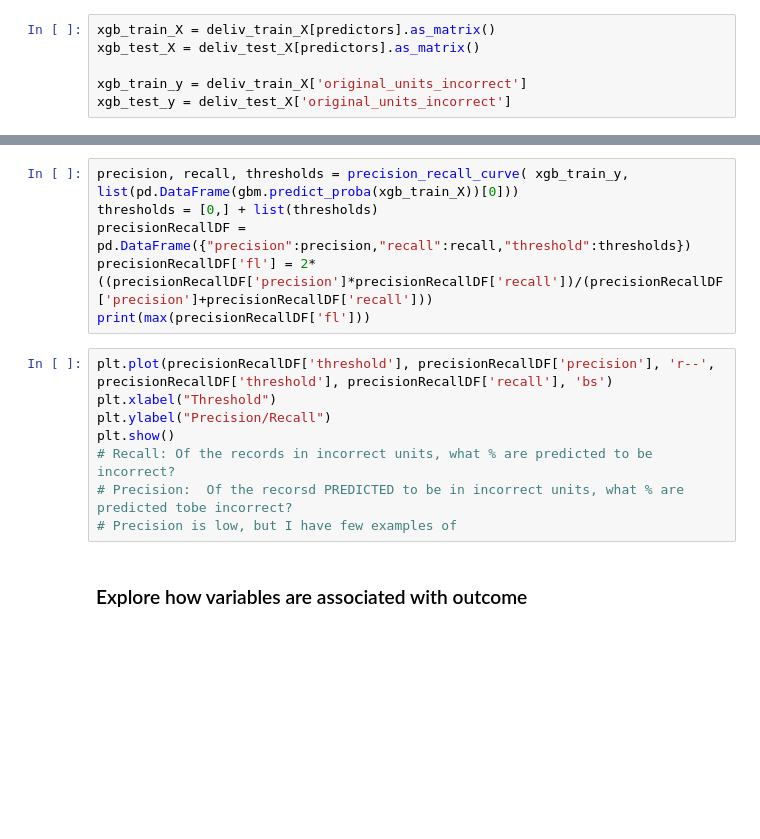
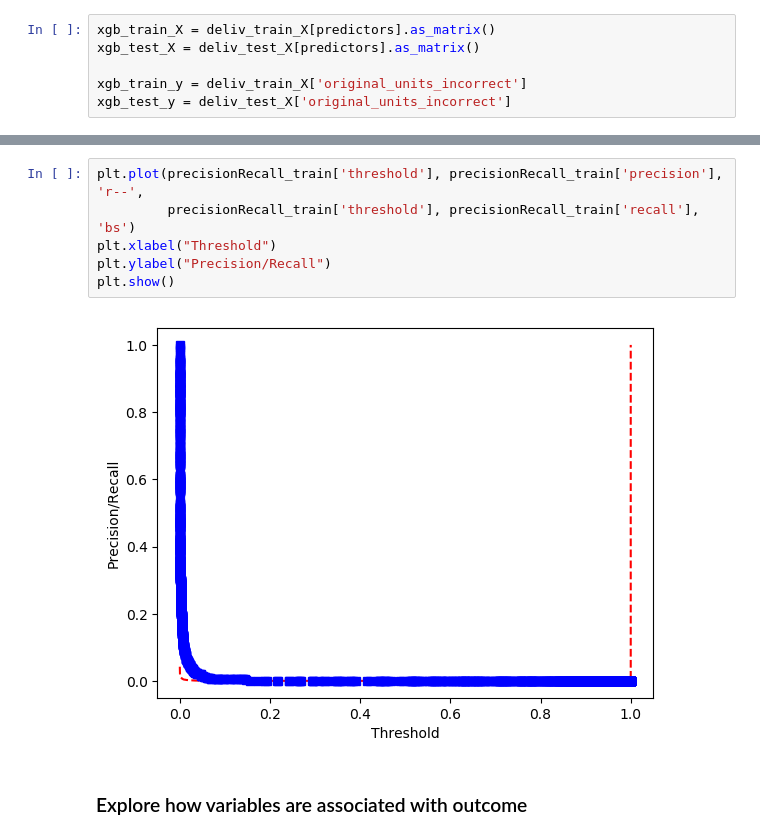
Before and after one commit to ozzysChiefDataScientist/water, a Jupyter notebook: notebooks/4_unit_correction_model.ipynb, the cells around one changed output, grey strips where cells are left out. Cells and saved outputs as stored; diff of their text form; blank space fills up the shorter version.

```diff
--- a/notebooks/4_unit_correction_model.ipynb
+++ b/notebooks/4_unit_correction_model.ipynb
@@ -645,17 +721,11 @@ plt.show()
-# %%
-precision, recall, thresholds = precision_recall_curve( xgb_train_y,  list(pd.DataFrame(gbm.predict_proba(xgb_train_X))[0]))
-thresholds = [0,] + list(thresholds)
-precisionRecallDF = pd.DataFrame({"precision":precision,"recall":recall,"threshold":thresholds})
-precisionRecallDF['fl'] = 2*((precisionRecallDF['precision']*precisionRecallDF['recall'])/(precisionRecallDF['precision']+precisionRecallDF['recall']))
-print(max(precisionRecallDF['fl']))
-# %%
-plt.plot(precisionRecallDF['threshold'], precisionRecallDF['precision'], 'r--', precisionRecallDF['threshold'], precisionRecallDF['recall'], 'bs')
-plt.xlabel("Threshold")
-plt.ylabel("Precision/Recall")
-plt.show()
-# Recall: Of the records in incorrect units, what % are predicted to be incorrect?
-# Precision:  Of the recorsd PREDICTED to be in incorrect units, what % are predicted tobe incorrect?
-# Precision is low, but I have few examples of
+# %%
+plt.plot(precisionRecall_train['threshold'], precisionRecall_train['precision'], 'r--',
+         precisionRecall_train['threshold'], precisionRecall_train['recall'], 'bs')
+plt.xlabel("Threshold")
+plt.ylabel("Precision/Recall")
+plt.show()
+# %% [output]
+[figure, added]
 # %% [markdown]
 ### Explore how variables are associated with outcome
 # %%
```
Also changed, not shown: parts of 19 cells of this notebook.
